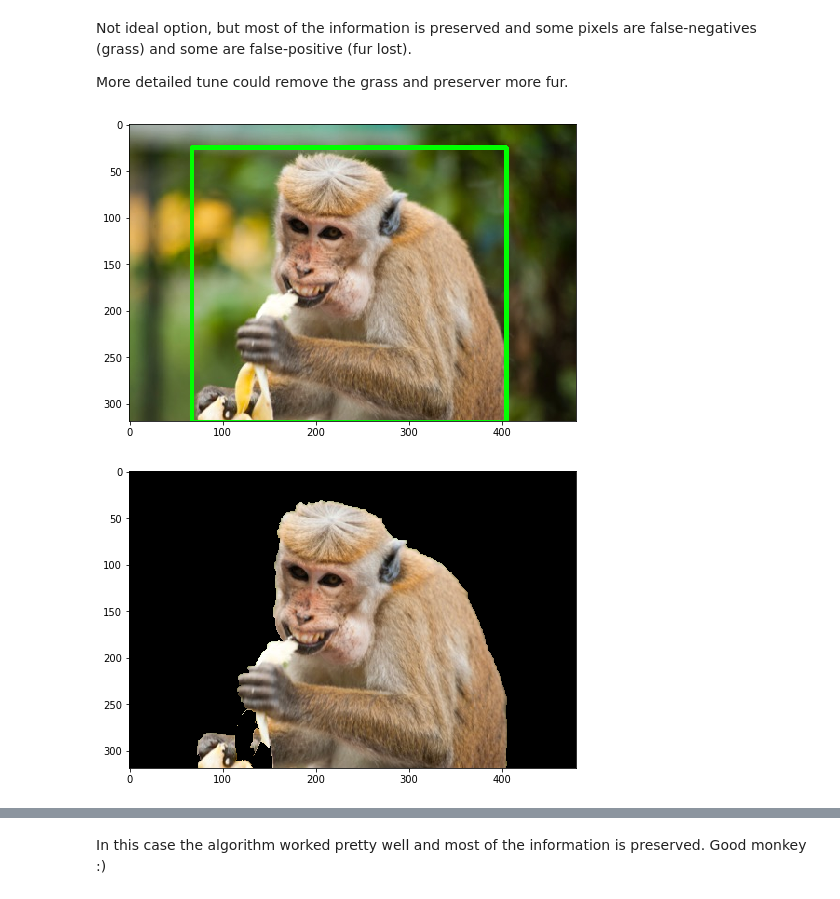
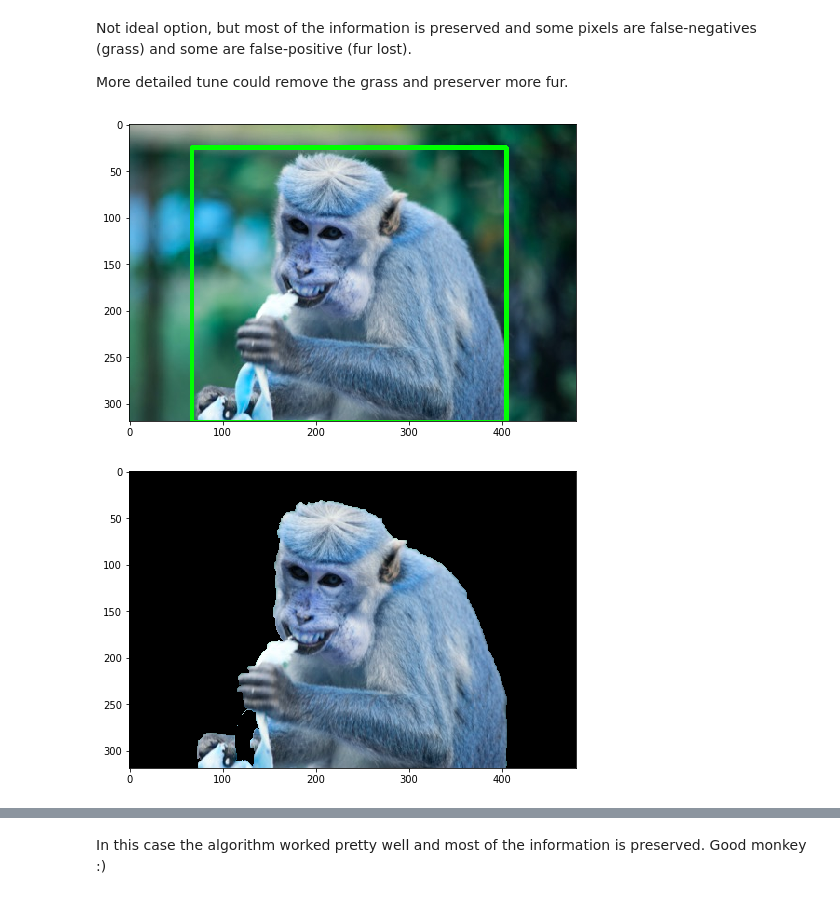
Before and after one commit to Progern/computer-vision-hw, a Jupyter notebook: cv-2-0/cv-hw-2-2-object-separation.ipynb, the cells around one changed output, grey strips where cells are left out. Cells and saved outputs as stored; diff of their text form; code cells hidden in the pictures.

```diff
--- a/cv-2-0/cv-hw-2-2-object-separation.ipynb
+++ b/cv-2-0/cv-hw-2-2-object-separation.ipynb
@@ -32,7 +32,7 @@ def read_image_and_show(path, fig_width = 8, fig_heigth = 12, show = False):
 
 def show_image(img, fig_width = 8, fig_heigth = 12):
     plt.figure(figsize=(fig_width, fig_heigth))
-    plt.imshow(cv2.cvtColor(img, cv2.COLOR_BGR2RGB))
+    plt.imshow(img)
 # %%
 def separate_grab_cut_rect(img_path, x, y, w, h,
                            iter_count = 2):
@@ -129,8 +129,8 @@ Not ideal option, but most of the information is preserved and some pixels are f
 
 More detailed tune could remove the grass and preserver more fur.
 # %%
-mask, segment = separate_grab_cut_rect(separate_images_path_list[1],
-                              67, 25, 405, 320, iter_count = 5)
+mask, segment = separate_grab_cut_rect(separate_images_path_list[3],
+                              67, 25, 405, 320, iter_count = 10)
 # %% [output]
-[figure, old version]
+[figure, new version]
-[figure, old version]
+[figure, new version]
```
Also changed, not shown: parts of 5 cells of this notebook.
